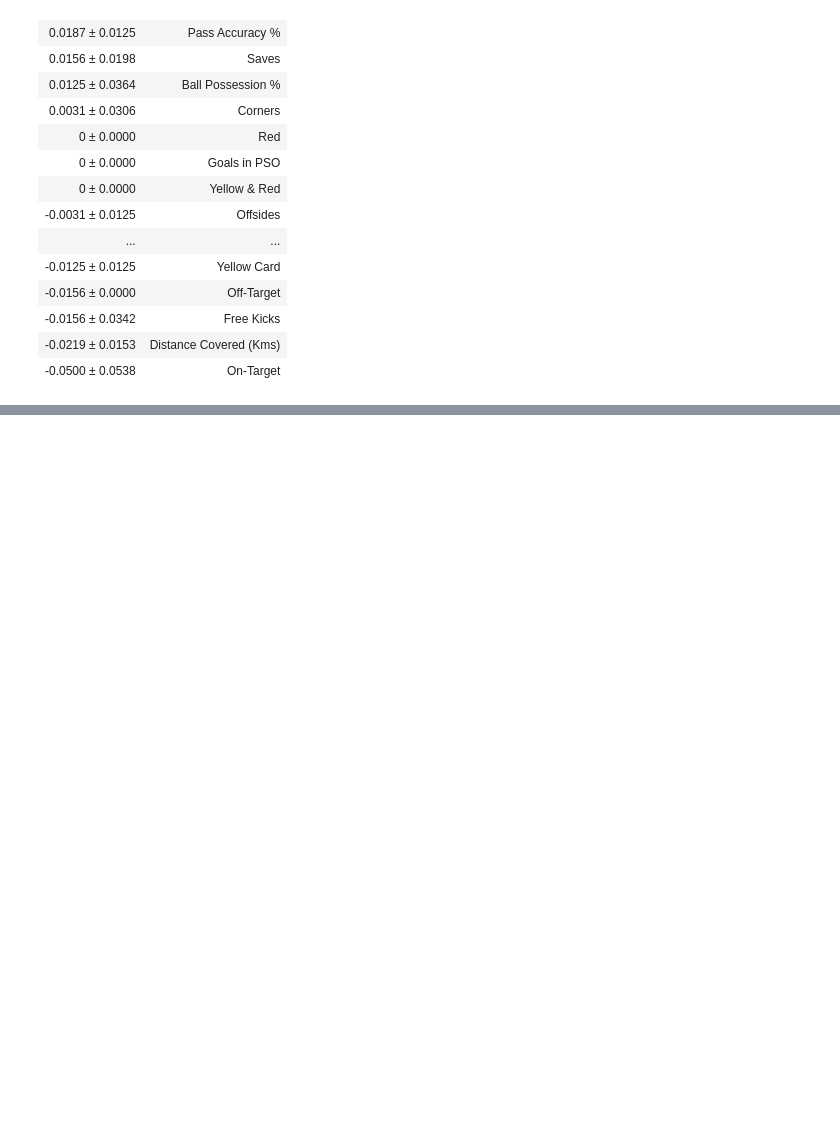
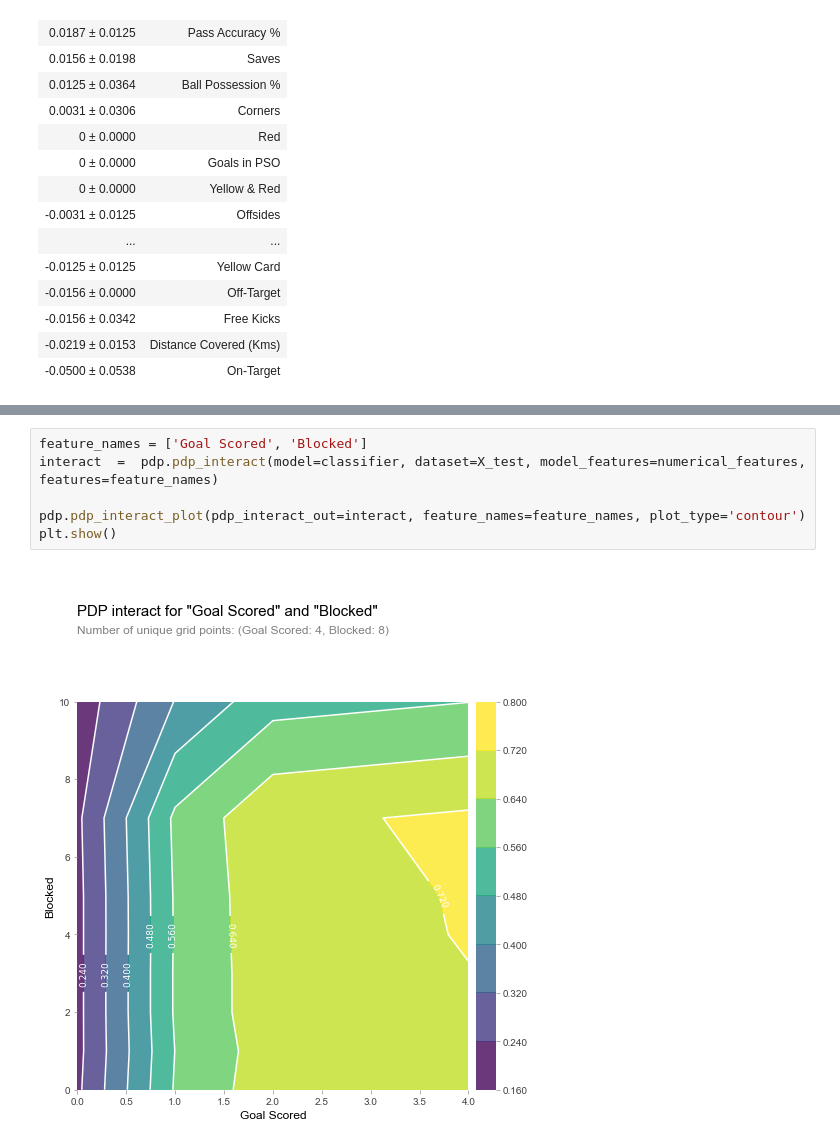
Before and after one commit to luangtatipsy/example-machine-learning-explainability, a Jupyter notebook: example.ipynb, the cells around one changed output, grey strips where cells are left out. Drawn from its saved outputs; the diff is of its cells as text; blank space fills up the shorter version.

```diff
--- a/example.ipynb
+++ b/example.ipynb
@@ -68,0 +91,8 @@ eli5.show_weights(permutation, feature_names=X_test.columns.tolist())
+# %%
+feature_names = ['Goal Scored', 'Blocked']
+interact  =  pdp.pdp_interact(model=classifier, dataset=X_test, model_features=numerical_features, features=feature_names)
+
+pdp.pdp_interact_plot(pdp_interact_out=interact, feature_names=feature_names, plot_type='contour')
+plt.show()
+# %% [output]
+[figure, added]
```
Also changed, not shown: parts of 3 cells of this notebook.
